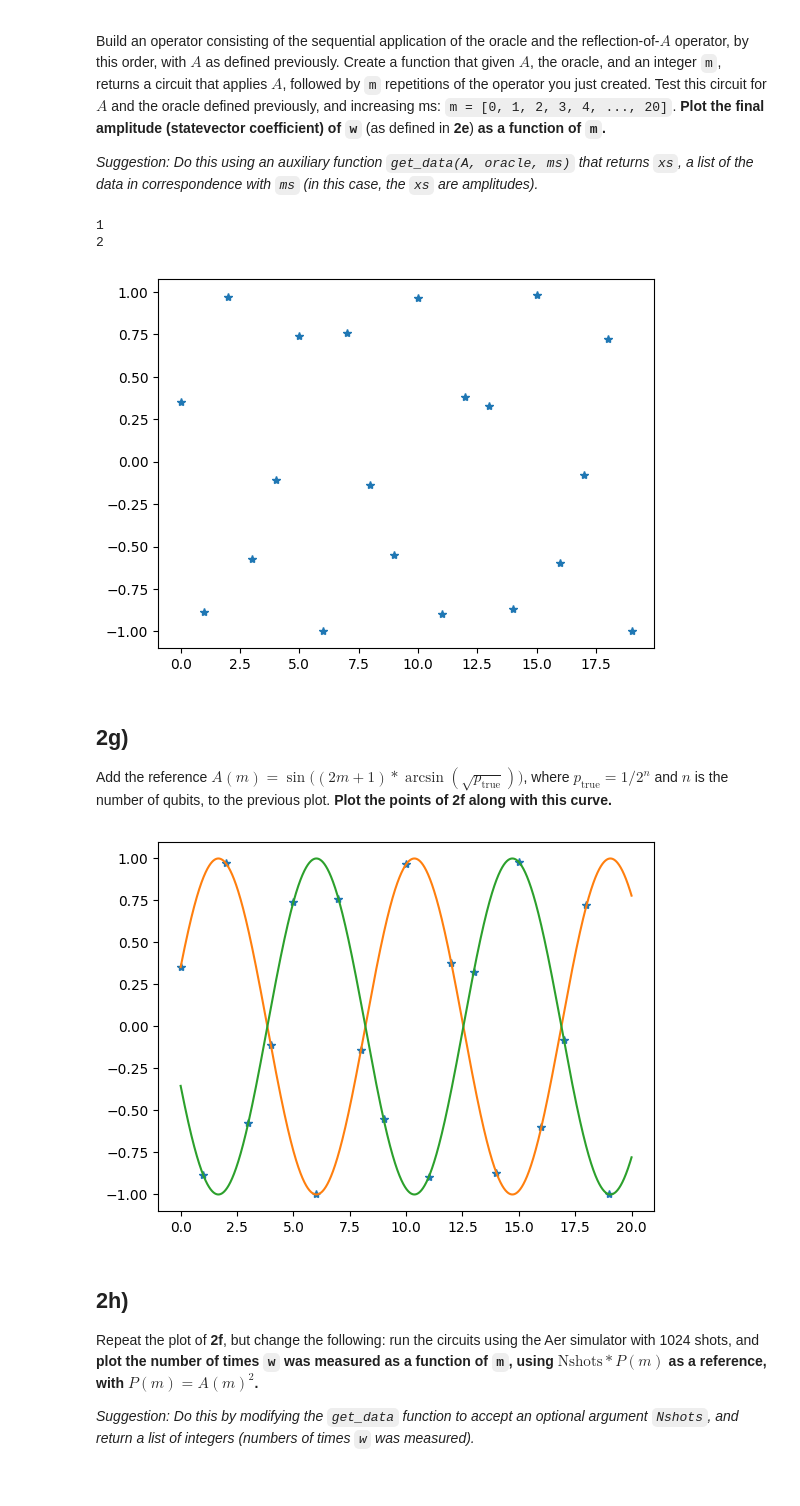
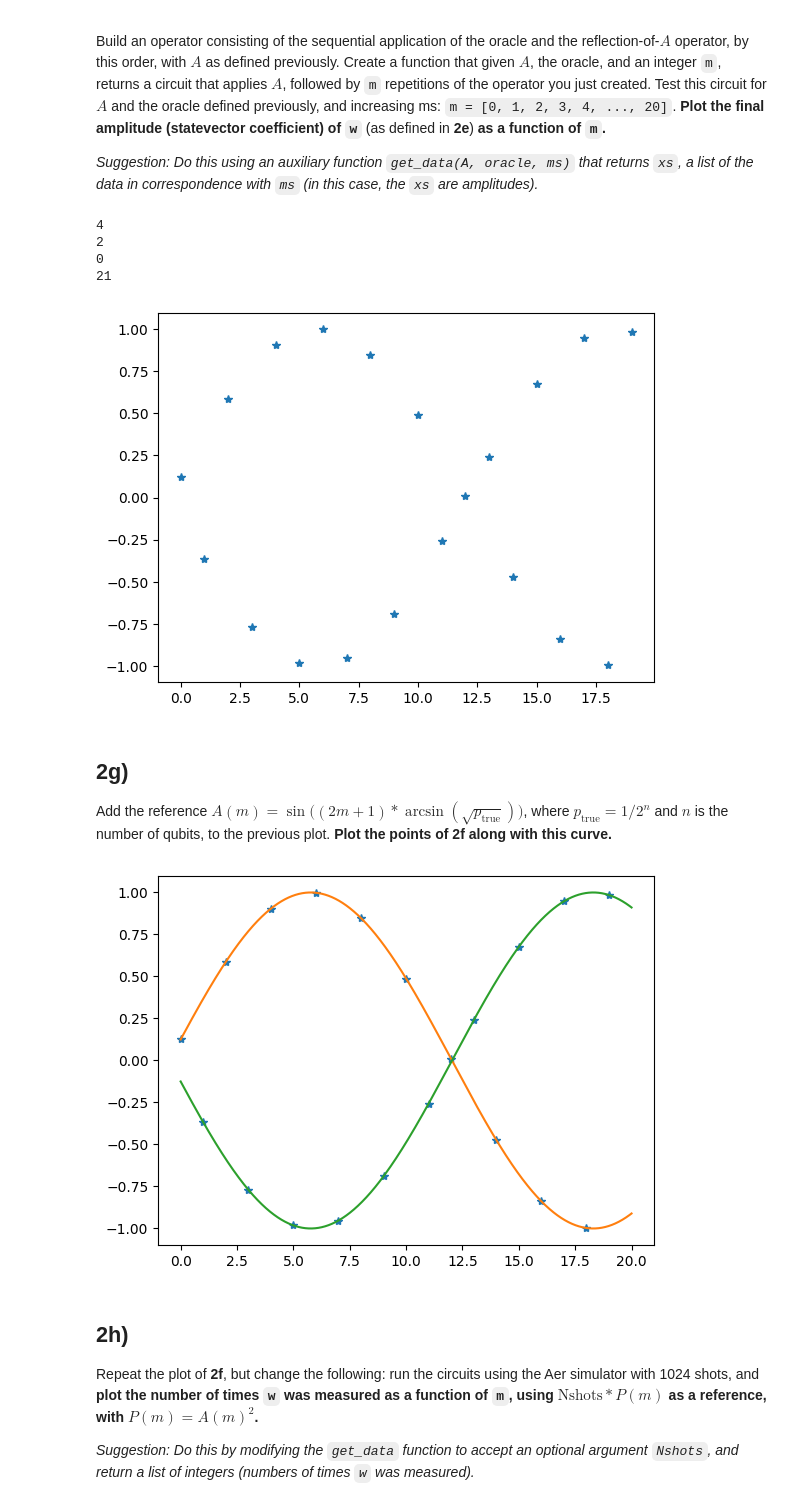
Before and after one commit to ezekielcochran/vtq-hackathon, a Jupyter notebook: qmace.ipynb, the cells around one changed output. Cells and saved outputs as stored; diff of their text form; code cells hidden in the pictures.

```diff
--- a/qmace.ipynb
+++ b/qmace.ipynb
@@ -216,43 +234,53 @@ Build an operator consisting of the sequential application of the oracle and the
 
 _Suggestion: Do this using an auxiliary function `get_data(A, oracle, ms)` that returns `xs`, a list of the data in correspondence with `ms` (in this case, the `xs` are amplitudes)._
 # %%
+NUM_QUBITS = 6
+
+# Redo the w_reflection for 6 qubits
+qc = QuantumCircuit(NUM_QUBITS, 0)
+qc.x(range((NUM_QUBITS + 1)% 2, NUM_QUBITS, 2))
+cz_gate = qulib.ZGate().control(NUM_QUBITS - 1)
+qc.append(cz_gate, list(range(NUM_QUBITS)))
+qc.x(range((NUM_QUBITS + 1)% 2, NUM_QUBITS, 2))
+w_reflection = qi.Operator(qc)
+
 # This is our reflection of A Operator: A and then reflect through |0>
-hadamard_circuit = QuantumCircuit(QUBIT_COUNT, 0)
-hadamard_circuit.h(range(QUBIT_COUNT))
+hadamard_circuit = QuantumCircuit(NUM_QUBITS, 0)
+hadamard_circuit.h(range(NUM_QUBITS))
 a_gate = hadamard_circuit.to_gate(label="A")
 
-qc = QuantumCircuit(QUBIT_COUNT, 0)
-qc.append(a_gate, range(QUBIT_COUNT))
-qc.x(range(QUBIT_COUNT))
-cz_gate = qulib.ZGate().control(QUBIT_COUNT - 1)
-qc.append(cz_gate, list(range(QUBIT_COUNT)))
-qc.x(range(QUBIT_COUNT))
-qc.append(a_gate, range(QUBIT_COUNT)) # Extra application of H becuase it seems like we need it... where does the question say to add this?
+qc = QuantumCircuit(NUM_QUBITS, 0)
+qc.append(a_gate, range(NUM_QUBITS))
+qc.x(range(NUM_QUBITS))
+cz_gate = qulib.ZGate().control(NUM_QUBITS - 1)
+qc.append(cz_gate, list(range(NUM_QUBITS)))
+qc.x(range(NUM_QUBITS))
+qc.append(a_gate, range(NUM_QUBITS)) # Extra application of H becuase it seems like we need it... where does the question say to add this?
 reflection_of_a = qi.Operator(qc)
 
 # Now our "oracle":
-qc = QuantumCircuit(QUBIT_COUNT, 0)
-qc.x(range(0, QUBIT_COUNT, 2))
-cz_gate = qulib.ZGate().control(QUBIT_COUNT - 1)
-qc.append(cz_gate, list(range(QUBIT_COUNT)))
-qc.x(range(0, QUBIT_COUNT, 2))
+qc = QuantumCircuit(NUM_QUBITS, 0)
+qc.x(range(0, NUM_QUBITS, 2))
+cz_gate = qulib.ZGate().control(NUM_QUBITS - 1)
+qc.append(cz_gate, list(range(NUM_QUBITS)))
+qc.x(range(0, NUM_QUBITS, 2))
 oracle = qi.Operator(qc)
 
 def sequential_reflection(a_gate, oracle, m: int):
     # Now the iterator which has *both* of these operators:
-    qc = QuantumCircuit(QUBIT_COUNT, 0)
-    qc.append(oracle, range(QUBIT_COUNT))
-    qc.append(reflection_of_a, range(QUBIT_COUNT))
+    qc = QuantumCircuit(NUM_QUBITS, 0)
+    qc.append(oracle, range(NUM_QUBITS))
+    qc.append(reflection_of_a, range(NUM_QUBITS))
     iterator = qi.Operator(qc)
 
-    result = QuantumCircuit(QUBIT_COUNT, QUBIT_COUNT) # add classical ancillas for measurement later
-    result.append(a_gate, range(QUBIT_COUNT))
+    result = QuantumCircuit(NUM_QUBITS, NUM_QUBITS) # add classical ancillas for measurement later
+    result.append(a_gate, range(NUM_QUBITS))
     for i in range(m):
-        result.append(iterator, range(QUBIT_COUNT))
+        result.append(iterator, range(NUM_QUBITS))
     return result
 
 w_amplitude_index = 0
-for i in range(QUBIT_COUNT-2, -1, -2):
+for i in range(NUM_QUBITS-2, -1, -2):
     print(i)
     w_amplitude_index += 2**i
 print(w_amplitude_index)
@@ -272,9 +300,11 @@ import numpy as np
 plt.plot(m_values, np.real(amplitude_values), "*")
 plt.show()
 # %% [output]
-1
+4
 2
+0
+21
-[figure, old version]
+[figure, new version]
 # %% [markdown]
 ## **2g)**
 
@@ -282,14 +312,14 @@ Add the reference $A(m) = \sin\big((2m+1)*\arcsin(\sqrt{p_\text{true}})\big)$, w
 # %%
 plt.plot(m_values, np.real(amplitude_values), "*")
 
 smooth_m_values = np.arange(0, 20, 0.001)
-p_true = 1.0 / 2**QUBIT_COUNT
+p_true = 1.0 / 2**NUM_QUBITS
 y_values = np.sin((2 * smooth_m_values + 1) * np.arcsin(np.sqrt(p_true)))
 plt.plot(smooth_m_values, y_values)
 plt.plot(smooth_m_values, -y_values) # TODO should we add this other curve?
 plt.show()
 # %% [output]
-[figure, old version]
+[figure, new version]
 # %% [markdown]
 ## **2h)**
 
```
Also changed, not shown: parts of 10 cells of this notebook.
